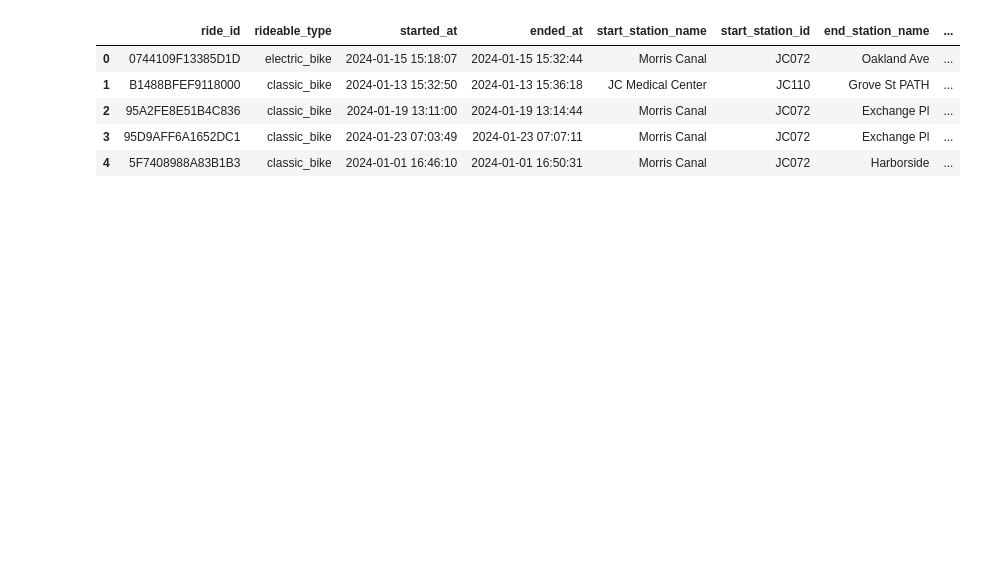
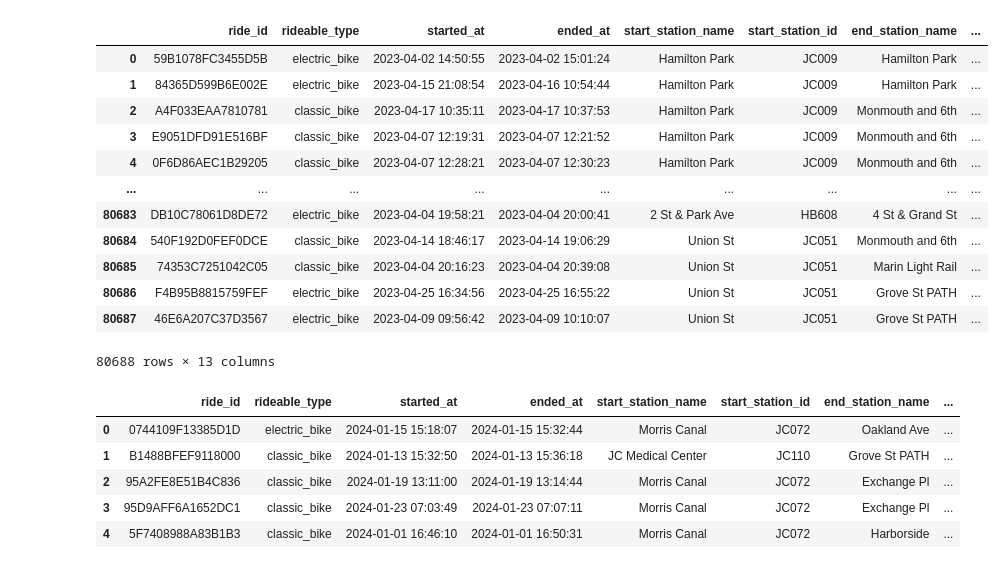
Before and after one commit to bassoon03/Module-18-Challenge, a Jupyter notebook: Module 18 Jupyter Code.ipynb, the cells around one changed output. Cells and saved outputs as stored; diff of their text form; code cells hidden in the pictures; blank space fills up the shorter version.

Commit message:
New data cleaning

```diff
--- a/Module 18 Jupyter Code.ipynb
+++ b/Module 18 Jupyter Code.ipynb
@@ -5,10 +5,28 @@ from datetime import datetime
 file1 = pd.read_csv('Module 18 Challenge\JC-202401-citibike-tripdata.csv')
 file2 = pd.read_csv('Module 18 Challenge\JC-202402-citibike-tripdata.csv')
 file3 = pd.read_csv('Module 18 Challenge\JC-202403-citibike-tripdata.csv')
+new_file = pd.read_csv('Module 18 Challenge\JC-202304-citibike-tripdata.csv')
 # %%
 jan_2024_df = pd.DataFrame(file1)
 feb_2024_df = pd.DataFrame(file2)
 mar_2024_df = pd.DataFrame(file3)
+new_file_df = pd.DataFrame(new_file)
+# %%
+new_file_df
+# %% [output]
+|  | ride_id | rideable_type | started_at | ended_at | start_station_name | start_station_id | end_station_name | ... |
+| 0 | 59B1078FC3455D5B | electric_bike | 2023-04-02 14:50:55 | 2023-04-02 15:01:24 | Hamilton Park | JC009 | Hamilton Park | ... |
+| 1 | 84365D599B6E002E | electric_bike | 2023-04-15 21:08:54 | 2023-04-16 10:54:44 | Hamilton Park | JC009 | Hamilton Park | ... |
+| 2 | A4F033EAA7810781 | classic_bike | 2023-04-17 10:35:11 | 2023-04-17 10:37:53 | Hamilton Park | JC009 | Monmouth and 6th | ... |
+| 3 | E9051DFD91E516BF | classic_bike | 2023-04-07 12:19:31 | 2023-04-07 12:21:52 | Hamilton Park | JC009 | Monmouth and 6th | ... |
+| 4 | 0F6D86AEC1B29205 | classic_bike | 2023-04-07 12:28:21 | 2023-04-07 12:30:23 | Hamilton Park | JC009 | Monmouth and 6th | ... |
+| ... | ... | ... | ... | ... | ... | ... | ... | ... |
+| 80683 | DB10C78061D8DE72 | electric_bike | 2023-04-04 19:58:21 | 2023-04-04 20:00:41 | 2 St & Park Ave | HB608 | 4 St & Grand St | ... |
+| 80684 | 540F192D0FEF0DCE | classic_bike | 2023-04-14 18:46:17 | 2023-04-14 19:06:29 | Union St | JC051 | Monmouth and 6th | ... |
+| 80685 | 74353C7251042C05 | classic_bike | 2023-04-04 20:16:23 | 2023-04-04 20:39:08 | Union St | JC051 | Marin Light Rail | ... |
+| 80686 | F4B95B8815759FEF | electric_bike | 2023-04-25 16:34:56 | 2023-04-25 16:55:22 | Union St | JC051 | Grove St PATH | ... |
+| 80687 | 46E6A207C37D3567 | electric_bike | 2023-04-09 09:56:42 | 2023-04-09 10:10:07 | Union St | JC051 | Grove St PATH | ... |
+80688 rows × 13 columns
 # %%
 jan_2024_df.head()
 # %% [output]
```
Also changed, not shown: parts of 10 cells of this notebook, 2 other files.
